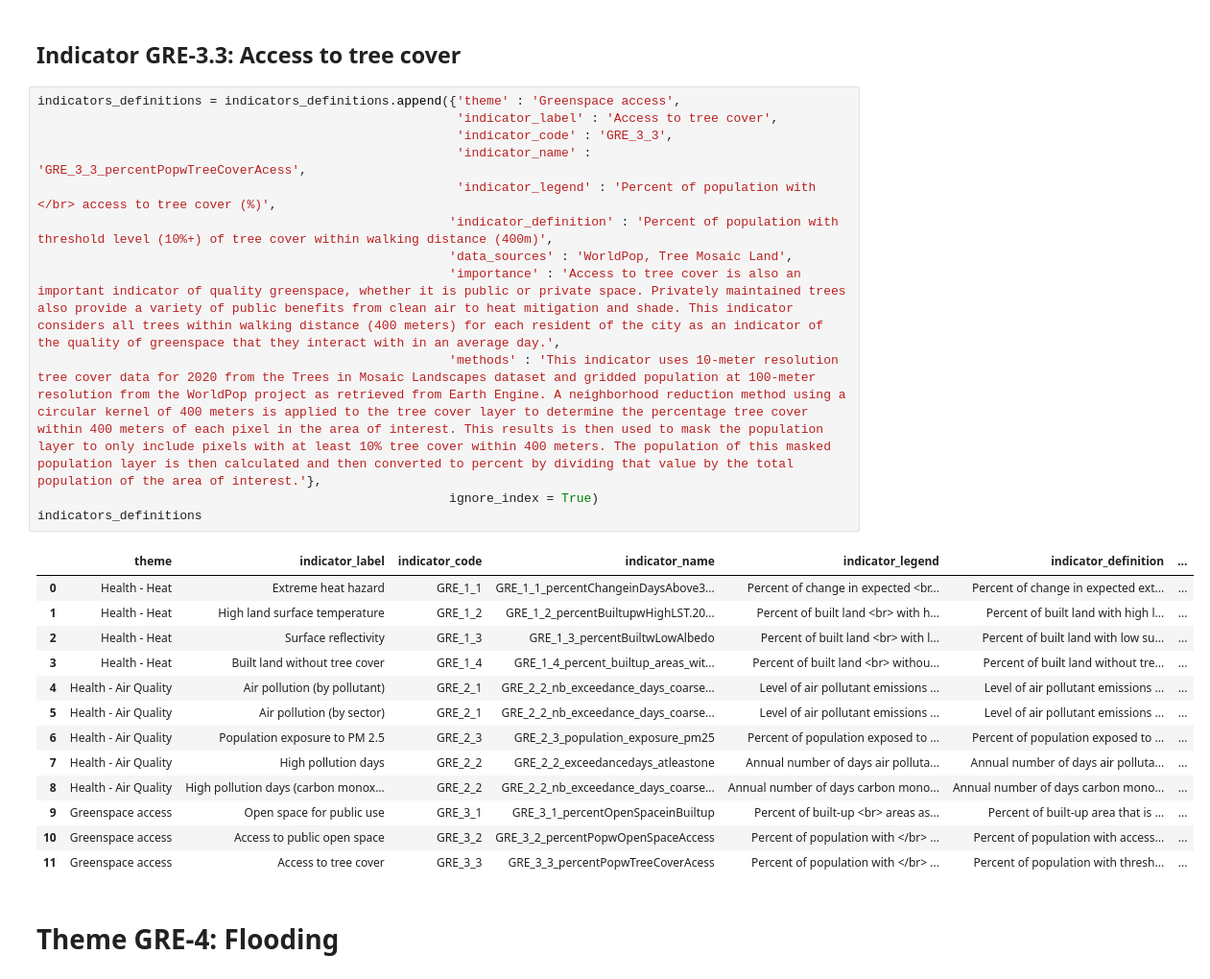
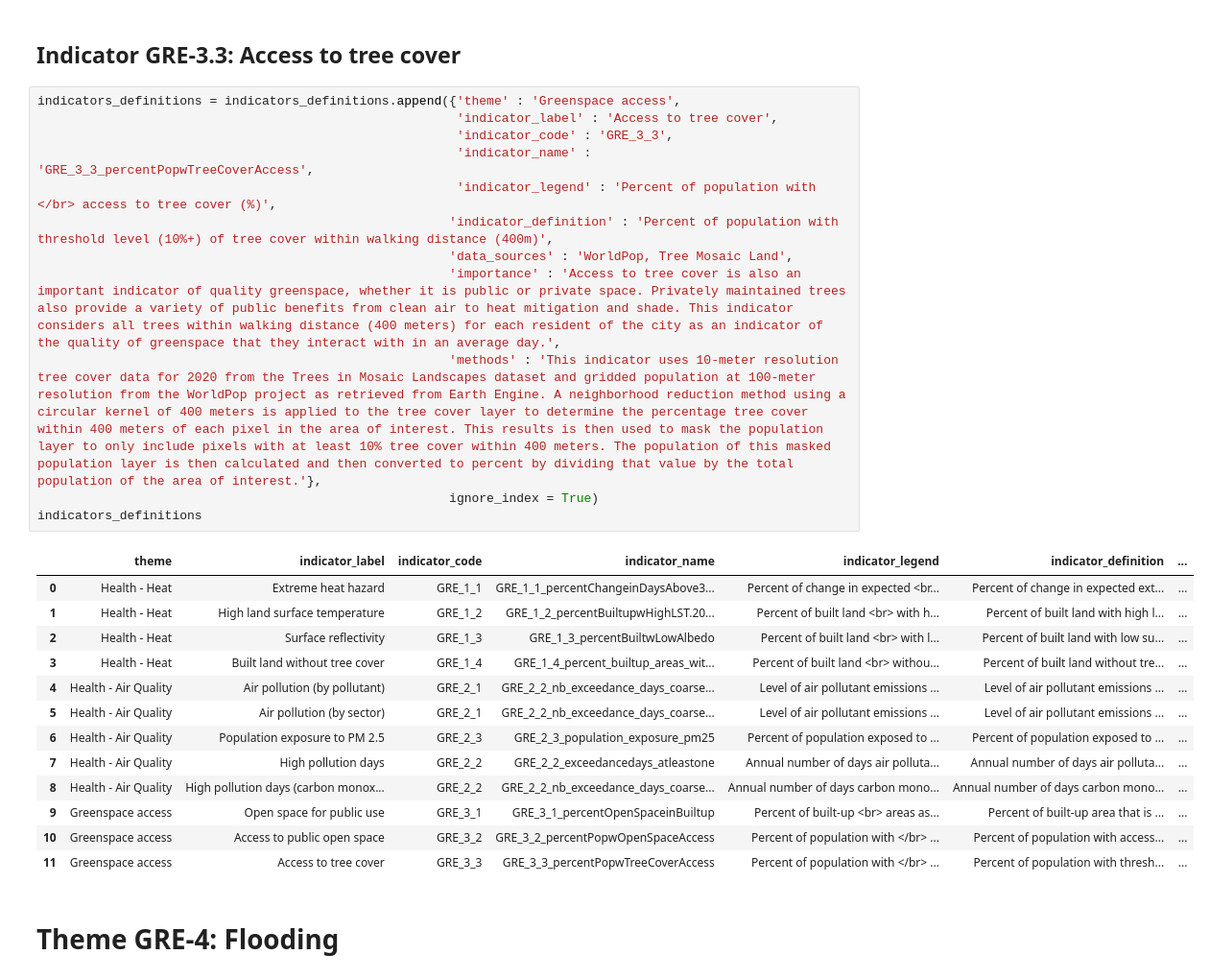
Before and after one commit to wri/cities-cities4forests-indicators, a Jupyter notebook: scripts/define-indicators.ipynb, the cells around one changed output. Shown at 96% size. Saved outputs shown, nothing was run; the diff lists cells and outputs as text.

```diff
--- a/scripts/define-indicators.ipynb
+++ b/scripts/define-indicators.ipynb
@@ -262,29 +262,29 @@ indicators_definitions
 # %%
 indicators_definitions = indicators_definitions.append({'theme' : 'Greenspace access',
                                                         'indicator_label' : 'Access to tree cover',
                                                         'indicator_code' : 'GRE_3_3',
-                                                        'indicator_name' : 'GRE_3_3_percentPopwTreeCoverAcess',
+                                                        'indicator_name' : 'GRE_3_3_percentPopwTreeCoverAccess',
                                                         'indicator_legend' : 'Percent of population with </br> access to tree cover (%)',
                                                        'indicator_definition' : 'Percent of population with threshold level (10%+) of tree cover within walking distance (400m)',
                                                        'data_sources' : 'WorldPop, Tree Mosaic Land',
                                                        'importance' : 'Access to tree cover is also an important indicator of quality greenspace, whether it is public or private space. Privately maintained trees also provide a variety of public benefits from clean air to heat mitigation and shade. This indicator considers all trees within walking distance (400 meters) for each resident of the city as an indicator of the quality of greenspace that they interact with in an average day.',
                                                        'methods' : 'This indicator uses 10-meter resolution tree cover data for 2020 from the Trees in Mosaic Landscapes dataset and gridded population at 100-meter resolution from the WorldPop project as retrieved from Earth Engine. A neighborhood reduction method using a circular kernel of 400 meters is applied to the tree cover layer to determine the percentage tree cover within 400 meters of each pixel in the area of interest. This results is then used to mask the population layer to only include pixels with at least 10% tree cover within 400 meters. The population of this masked population layer is then calculated and then converted to percent by dividing that value by the total population of the area of interest.'},
                                                        ignore_index = True)
 indicators_definitions
 # %% [output]
 |  | theme | indicator_label | indicator_code | indicator_name | indicator_legend | indicator_definition | ... |
 | 0 | Health - Heat | Extreme heat hazard | GRE_1_1 | GRE_1_1_percentChangeinDaysAbove3... | Percent of change in expected <br... | Percent of change in expected ext... | ... |
 | 1 | Health - Heat | High land surface temperature | GRE_1_2 | GRE_1_2_percentBuiltupwHighLST.20... | Percent of built land <br> with h... | Percent of built land with high l... | ... |
 | 2 | Health - Heat | Surface reflectivity | GRE_1_3 | GRE_1_3_percentBuiltwLowAlbedo | Percent of built land <br> with l... | Percent of built land with low su... | ... |
 | 3 | Health - Heat | Built land without tree cover | GRE_1_4 | GRE_1_4_percent_builtup_areas_wit... | Percent of built land <br> withou... | Percent of built land without tre... | ... |
 | 4 | Health - Air Quality | Air pollution (by pollutant) | GRE_2_1 | GRE_2_2_nb_exceedance_days_coarse... | Level of air pollutant emissions ... | Level of air pollutant emissions ... | ... |
 | 5 | Health - Air Quality | Air pollution (by sector) | GRE_2_1 | GRE_2_2_nb_exceedance_days_coarse... | Level of air pollutant emissions ... | Level of air pollutant emissions ... | ... |
 | 6 | Health - Air Quality | Population exposure to PM 2.5 | GRE_2_3 | GRE_2_3_population_exposure_pm25 | Percent of population exposed to ... | Percent of population exposed to ... | ... |
 | 7 | Health - Air Quality | High pollution days | GRE_2_2 | GRE_2_2_exceedancedays_atleastone | Annual number of days air polluta... | Annual number of days air polluta... | ... |
 | 8 | Health - Air Quality | High pollution days (carbon monox... | GRE_2_2 | GRE_2_2_nb_exceedance_days_coarse... | Annual number of days carbon mono... | Annual number of days carbon mono... | ... |
 | 9 | Greenspace access | Open space for public use | GRE_3_1 | GRE_3_1_percentOpenSpaceinBuiltup | Percent of built-up <br> areas as... | Percent of built-up area that is ... | ... |
 | 10 | Greenspace access | Access to public open space | GRE_3_2 | GRE_3_2_percentPopwOpenSpaceAccess | Percent of population with </br> ... | Percent of population with access... | ... |
-| 11 | Greenspace access | Access to tree cover | GRE_3_3 | GRE_3_3_percentPopwTreeCoverAcess | Percent of population with </br> ... | Percent of population with thresh... | ... |
+| 11 | Greenspace access | Access to tree cover | GRE_3_3 | GRE_3_3_percentPopwTreeCoverAccess | Percent of population with </br> ... | Percent of population with thresh... | ... |
 # %% [markdown]
 # Theme GRE-4: Flooding
 # %% [markdown]
```
Also changed, not shown: parts of 10 cells of this notebook, 1 other file.
